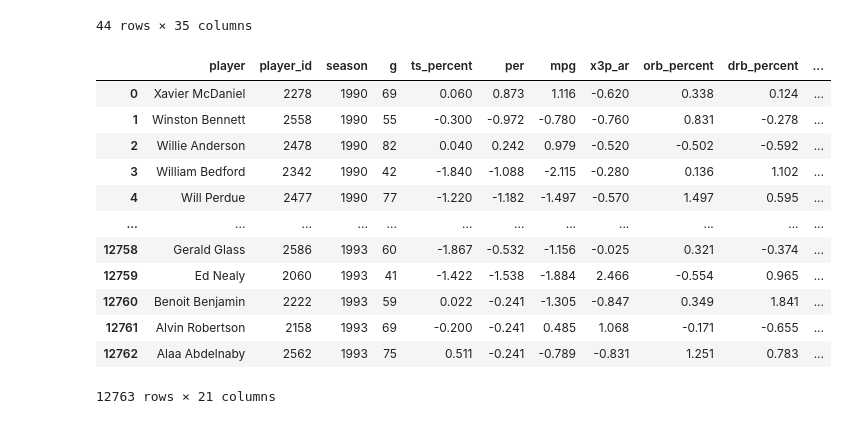
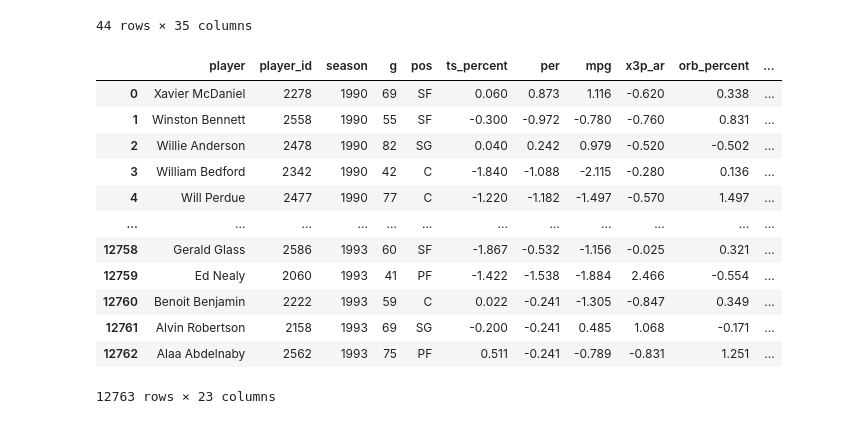
Before and after one commit to smukhi92/ISYE6740_CDA_FA23_Project, a Jupyter notebook: nba_stats_data_pipeline.ipynb, the cells around one changed output. Cells and saved outputs as stored; diff of their text form; code cells hidden in the pictures.

Commit message:
Add position data to clustering output summary

```diff
--- a/nba_stats_data_pipeline.ipynb
+++ b/nba_stats_data_pipeline.ipynb
@@ -47,0 +49,22 @@ root
+# %%
+from pyspark.sql.functions import udf, col
+from pyspark.sql.types import FloatType
+
+
+@udf(returnType=FloatType())
+def map_position(x: int):
+    lookup = {
+        "PG": 1,
+        "G": 1.5,
+        "SG": 2,
+        "SF": 3,
+        "F": 3.5,
+        "PF": 4,
+        "C": 5,
+    }
+    val_list = x.split('-')
+    return sum([lookup[v] for v in val_list])/len(val_list)
+
+
+df = spark.sql("""select distinct pos from tmp_raw_advanced_stats""")
+df.withColumn("pos_mapped", map_position(col("pos"))).show(50)
@@ -205,47 +246,48 @@ df_standardized = spark.sql(
         player_id,
         season,
         g,
+        pos,
         ROUND((ts_percent - avg_ts_percent)/std_ts_percent, 3) AS ts_percent,
         ROUND((per - avg_per)/std_per, 3) AS per,
         ROUND((mpg - avg_mpg)/std_mpg, 3) AS mpg,
         ROUND((x3p_ar - avg_x3p_ar)/std_x3p_ar, 3) AS x3p_ar,
         ROUND((orb_percent - avg_orb_percent)/std_orb_percent, 3) AS orb_percent,
         ROUND((drb_percent - avg_drb_percent)/std_drb_percent, 3) AS drb_percent,
         ROUND((ast_percent - avg_ast_percent)/std_ast_percent, 3) AS ast_percent,
         ROUND((stl_percent - avg_stl_percent)/std_stl_percent, 3) AS stl_percent,
         ROUND((blk_percent - avg_blk_percent)/std_blk_percent, 3) AS blk_percent,
         ROUND((tov_percent - avg_tov_percent)/std_tov_percent, 3) AS tov_percent,
         ROUND((usg_percent - avg_usg_percent)/std_usg_percent, 3) AS usg_percent,
         ROUND((ows_48 - avg_ows_48)/std_ows_48, 3) AS ows_48,
         ROUND((dws_48 - avg_dws_48)/std_dws_48, 3) AS dws_48,
         ROUND((obpm - avg_obpm)/std_obpm, 3) AS obpm,
         ROUND((dbpm - avg_dbpm)/std_dbpm, 3) AS dbpm,
         ROUND((bpm - avg_bpm)/std_bpm, 3) AS bpm,
         ROUND((vorp - avg_vorp)/std_vorp, 3) AS vorp
     FROM
         tmp_season_filtered tsf
     INNER JOIN
         tmp_season_avg tsa
         USING (season)
     """
-)
+).withColumn("pos_mapped", map_position(col("pos")))
 df_standardized.createOrReplaceTempView("tmp_standardized")
 
 display(df_standardized.toPandas())
 # %% [output]
-|  | player | player_id | season | g | ts_percent | per | mpg | x3p_ar | orb_percent | drb_percent | ... |
-| 0 | Xavier McDaniel | 2278 | 1990 | 69 | 0.060 | 0.873 | 1.116 | -0.620 | 0.338 | 0.124 | ... |
-| 1 | Winston Bennett | 2558 | 1990 | 55 | -0.300 | -0.972 | -0.780 | -0.760 | 0.831 | -0.278 | ... |
-| 2 | Willie Anderson | 2478 | 1990 | 82 | 0.040 | 0.242 | 0.979 | -0.520 | -0.502 | -0.592 | ... |
-| 3 | William Bedford | 2342 | 1990 | 42 | -1.840 | -1.088 | -2.115 | -0.280 | 0.136 | 1.102 | ... |
-| 4 | Will Perdue | 2477 | 1990 | 77 | -1.220 | -1.182 | -1.497 | -0.570 | 1.497 | 0.595 | ... |
+|  | player | player_id | season | g | pos | ts_percent | per | mpg | x3p_ar | orb_percent | ... |
+| 0 | Xavier McDaniel | 2278 | 1990 | 69 | SF | 0.060 | 0.873 | 1.116 | -0.620 | 0.338 | ... |
+| 1 | Winston Bennett | 2558 | 1990 | 55 | SF | -0.300 | -0.972 | -0.780 | -0.760 | 0.831 | ... |
+| 2 | Willie Anderson | 2478 | 1990 | 82 | SG | 0.040 | 0.242 | 0.979 | -0.520 | -0.502 | ... |
+| 3 | William Bedford | 2342 | 1990 | 42 | C | -1.840 | -1.088 | -2.115 | -0.280 | 0.136 | ... |
+| 4 | Will Perdue | 2477 | 1990 | 77 | C | -1.220 | -1.182 | -1.497 | -0.570 | 1.497 | ... |
 | ... | ... | ... | ... | ... | ... | ... | ... | ... | ... | ... | ... |
-| 12758 | Gerald Glass | 2586 | 1993 | 60 | -1.867 | -0.532 | -1.156 | -0.025 | 0.321 | -0.374 | ... |
-| 12759 | Ed Nealy | 2060 | 1993 | 41 | -1.422 | -1.538 | -1.884 | 2.466 | -0.554 | 0.965 | ... |
-| 12760 | Benoit Benjamin | 2222 | 1993 | 59 | 0.022 | -0.241 | -1.305 | -0.847 | 0.349 | 1.841 | ... |
-| 12761 | Alvin Robertson | 2158 | 1993 | 69 | -0.200 | -0.241 | 0.485 | 1.068 | -0.171 | -0.655 | ... |
-| 12762 | Alaa Abdelnaby | 2562 | 1993 | 75 | 0.511 | -0.241 | -0.789 | -0.831 | 1.251 | 0.783 | ... |
+| 12758 | Gerald Glass | 2586 | 1993 | 60 | SF | -1.867 | -0.532 | -1.156 | -0.025 | 0.321 | ... |
+| 12759 | Ed Nealy | 2060 | 1993 | 41 | PF | -1.422 | -1.538 | -1.884 | 2.466 | -0.554 | ... |
+| 12760 | Benoit Benjamin | 2222 | 1993 | 59 | C | 0.022 | -0.241 | -1.305 | -0.847 | 0.349 | ... |
+| 12761 | Alvin Robertson | 2158 | 1993 | 69 | SG | -0.200 | -0.241 | 0.485 | 1.068 | -0.171 | ... |
+| 12762 | Alaa Abdelnaby | 2562 | 1993 | 75 | PF | 0.511 | -0.241 | -0.789 | -0.831 | 1.251 | ... |
-12763 rows × 21 columns
+12763 rows × 23 columns
 # %%
 df_final = spark.sql(
     """
```
Also changed, not shown: parts of 5 cells of this notebook, 3 other files.
